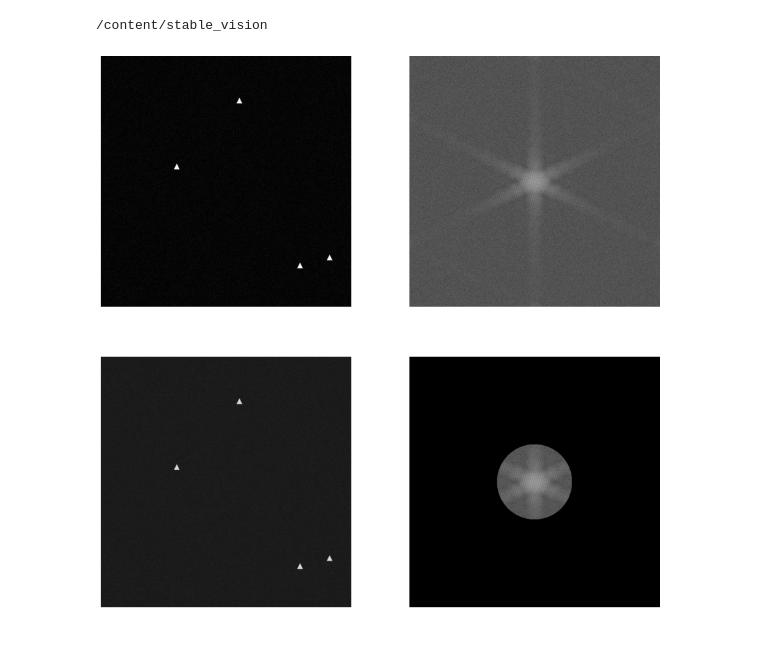
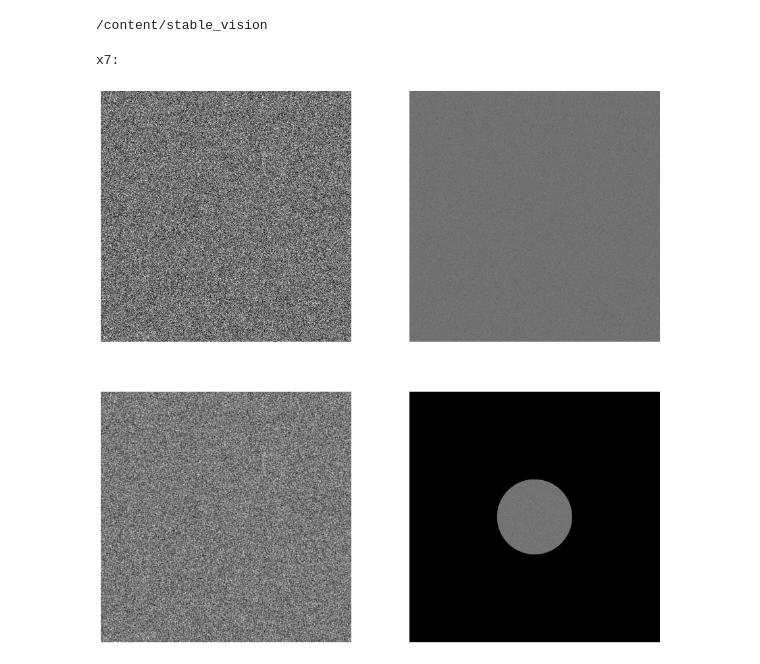
Before and after one commit to C4dynamics/stable_vision, a Jupyter notebook: python/get_centers.ipynb, the cells around one changed output. Saved outputs shown, nothing was run; the diff lists cells and outputs as text; code cells hidden in the pictures.

```diff
--- a/python/get_centers.ipynb
+++ b/python/get_centers.ipynb
@@ -39,7 +39,11 @@ plt.rcParams.update({'font.size': 18})
 # %%
 plt.rcParams['figure.figsize'] = [15, 15]
 
-for imidx in range(1):
+for imidx in range(6, 7):
+
+  print('')
+  print('x' + str(imidx + 1) + ':')
+  print('')
 
   B = imread(os.path.join('test', 'X1', 'x' + str(imidx + 1) + '.png'))
   Bnoise = B
@@ -50,45 +54,37 @@ for imidx in range(1):
 
   nx,ny = B.shape
   X,Y = np.meshgrid(np.arange(-ny/2+1,ny/2+1),np.arange(-nx/2+1,nx/2+1))
   # xgrid = np.fft.ifftshift(np.arange(-nx/2+1,nx/2+1))
   # ygrid = np.fft.ifftshift(np.arange(-ny/2+1,ny/2+1))
   # X,Y = np.meshgrid(ygrid,xgrid)
   R2 = np.power(X,2) + np.power(Y,2)
   ind = R2 < 150**2
   Btshiftfilt = Btshift * ind
   Ffilt = np.log(np.abs(Btshiftfilt)+1) # Put FFT on log scale
 
   Btfilt = np.fft.ifftshift(Btshiftfilt)
   Bfilt = np.fft.ifft2(Btfilt).real
 
 
   plt.figure(imidx)
-  axs = plt.subplot(0, 0)
+  axs = plt.subplot(221)
 
-  # axs[0,0].imshow(Bnoise,cmap='gray')
-  # axs[0,0].axis('off')
-
-  # axs[0,1].imshow(F,cmap='gray')
-  # axs[0,1].axis('off')
-
-  # axs[1,1].imshow(Ffilt,cmap='gray')
-  # axs[1,1].axis('off')
-
-  # axs[1,0].imshow(Bfilt,cmap='gray')
-  # axs[1,0].axis('off')
   axs.imshow(Bnoise,cmap='gray')
   axs.axis('off')
 
+  axs = plt.subplot(222)
   axs.imshow(F,cmap='gray')
   axs.axis('off')
 
+  axs = plt.subplot(224)
   axs.imshow(Ffilt,cmap='gray')
   axs.axis('off')
 
+  axs = plt.subplot(223)
   axs.imshow(Bfilt,cmap='gray')
   axs.axis('off')
 
-
-  # plt.show()
+  plt.show()
 # %% [output]
+x7:
-[figure, old version]
+[figure, new version]
```
